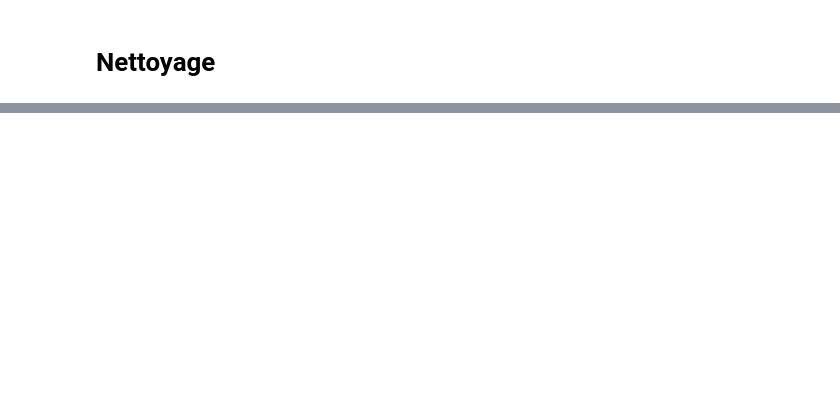
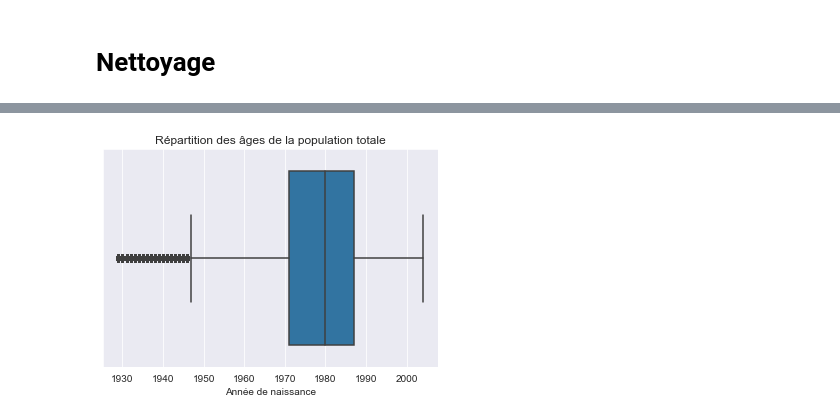
Before and after one commit to gllmfrnr/oc-da, a Jupyter notebook: p4/p4.ipynb, the cells around one changed output, grey strips where cells are left out. Drawn from its saved outputs; the diff is of its cells as text; code cells hidden in the pictures; blank space fills up the shorter version.

```diff
--- a/p4/p4.ipynb
+++ b/p4/p4.ipynb
@@ -1149,5 +359,0 @@ str
-# %%
-# Convertir la colonne 'date' en datetime
-data['date'] = pd.to_datetime(data['date'], format='%Y-%m-%d')
-
-data.info()
@@ -1258,0 +579,11 @@ Kurtosis :  -1.2
+# %%
+# Indicateurs de position de la variable 'Naissance'
+c = sns.boxplot(data=data, x='Naissance')
+c.set(xlabel='Année de naissance')
+plt.title('Répartition des âges de la population totale')
+plt.show(c)
+
+# --> Les clients du produit 0_2245 appartiennent à l'espace entre Q1 et la médiane
+# --> Ils sont situés à la limite de la médiane (analyser l'espace entre Q2 et Q3)
+# %% [output]
+[figure, added]
```
Also changed, not shown: parts of 169 cells of this notebook.
